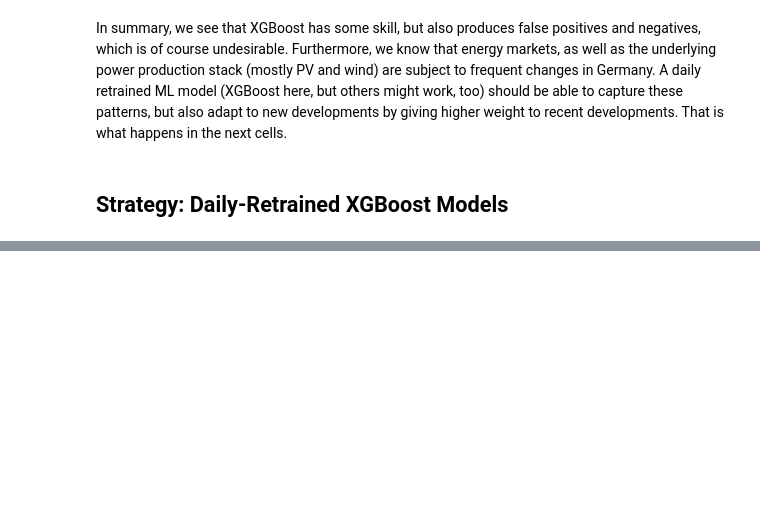
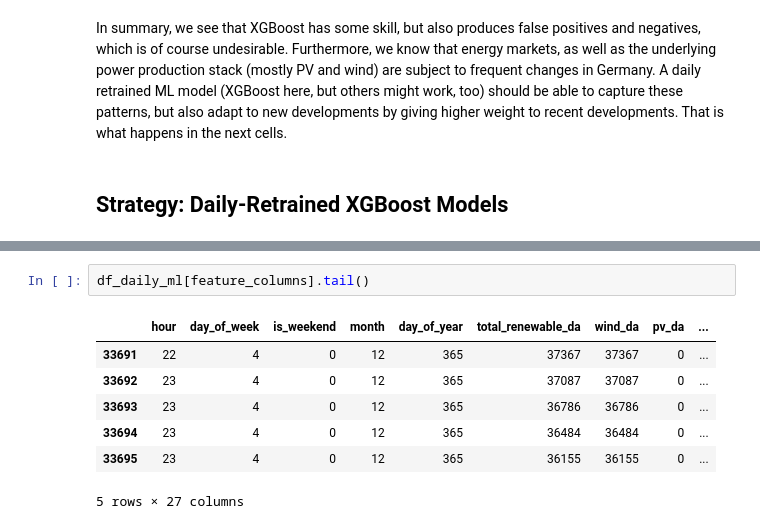
Before and after one commit to c-metz/QuantChallenge, a Jupyter notebook: task2_analysis.ipynb, the cells around one changed output, grey strips where cells are left out. Cells and saved outputs as stored; diff of their text form; blank space fills up the shorter version.

```diff
--- a/task2_analysis.ipynb
+++ b/task2_analysis.ipynb
@@ -843,0 +677,10 @@ As a next step, derive and test deterministic trading strategies from the insigh
+# %%
+df_daily_ml[feature_columns].tail()
+# %% [output]
+|  | hour | day_of_week | is_weekend | month | day_of_year | total_renewable_da | wind_da | pv_da | ... |
+| 33691 | 22 | 4 | 0 | 12 | 365 | 37367 | 37367 | 0 | ... |
+| 33692 | 23 | 4 | 0 | 12 | 365 | 37087 | 37087 | 0 | ... |
+| 33693 | 23 | 4 | 0 | 12 | 365 | 36786 | 36786 | 0 | ... |
+| 33694 | 23 | 4 | 0 | 12 | 365 | 36484 | 36484 | 0 | ... |
+| 33695 | 23 | 4 | 0 | 12 | 365 | 36155 | 36155 | 0 | ... |
+5 rows × 27 columns
```
Also changed, not shown: parts of 8 cells of this notebook, 1 other file.
